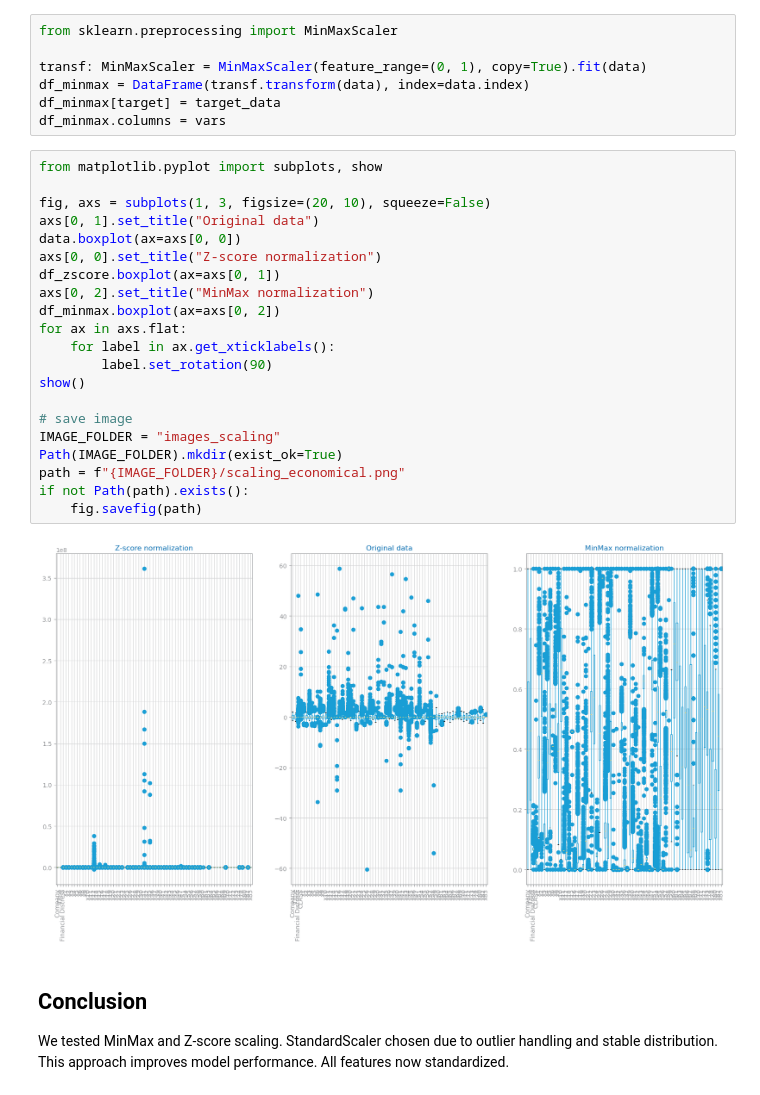
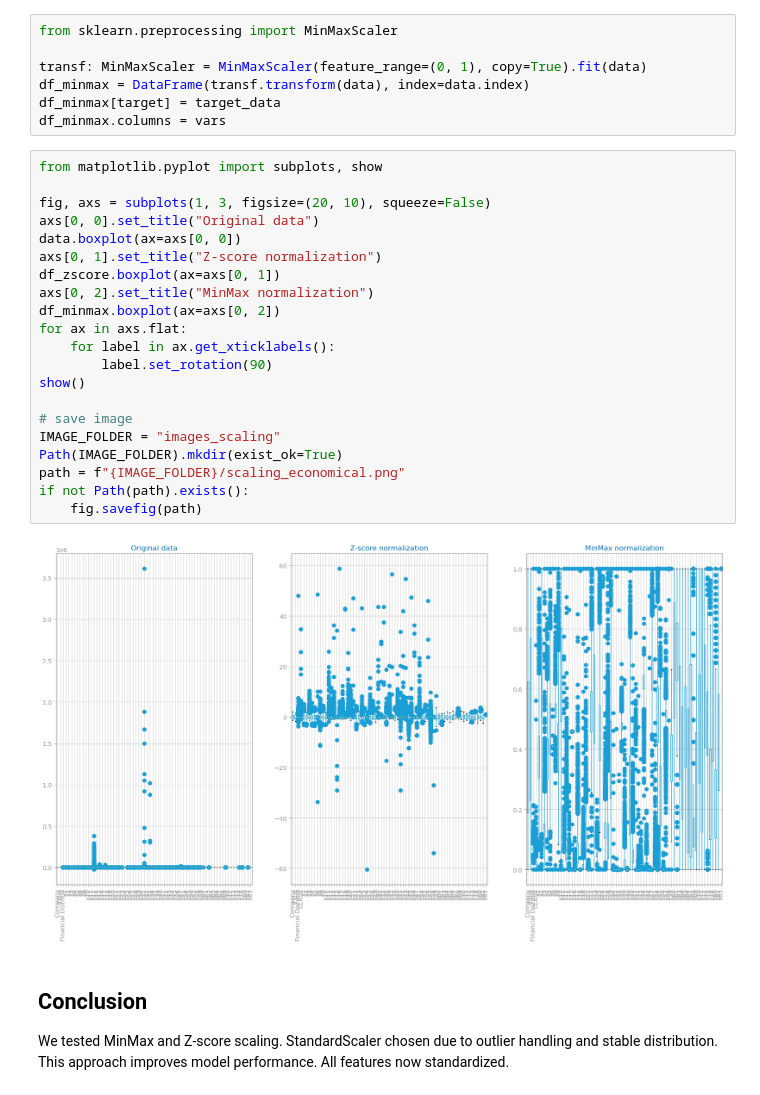
Before and after one commit to MatsNissen-Lie/kdd-process, a Jupyter notebook: src/2_preparation/scaling_economic.ipynb, the cells around one changed output. Saved outputs shown, nothing was run; the diff lists cells and outputs as text.

```diff
--- a/src/2_preparation/scaling_economic.ipynb
+++ b/src/2_preparation/scaling_economic.ipynb
@@ -48,26 +46,26 @@ df_minmax.columns = vars
 # %%
 from matplotlib.pyplot import subplots, show
 
 fig, axs = subplots(1, 3, figsize=(20, 10), squeeze=False)
-axs[0, 1].set_title("Original data")
+axs[0, 0].set_title("Original data")
 data.boxplot(ax=axs[0, 0])
-axs[0, 0].set_title("Z-score normalization")
+axs[0, 1].set_title("Z-score normalization")
 df_zscore.boxplot(ax=axs[0, 1])
 axs[0, 2].set_title("MinMax normalization")
 df_minmax.boxplot(ax=axs[0, 2])
 for ax in axs.flat:
     for label in ax.get_xticklabels():
         label.set_rotation(90)
 show()
 
 # save image
 IMAGE_FOLDER = "images_scaling"
 Path(IMAGE_FOLDER).mkdir(exist_ok=True)
 path = f"{IMAGE_FOLDER}/scaling_economical.png"
 if not Path(path).exists():
     fig.savefig(path)
 # %% [output]
-[figure, old version]
+[figure, new version]
 # %% [markdown]
 ## Conclusion
 We tested MinMax and Z-score scaling. StandardScaler chosen due to outlier handling and stable distribution. This approach improves model performance. All features now standardized.
```
Also changed, not shown: parts of 1 cell of this notebook, 8 other files.
